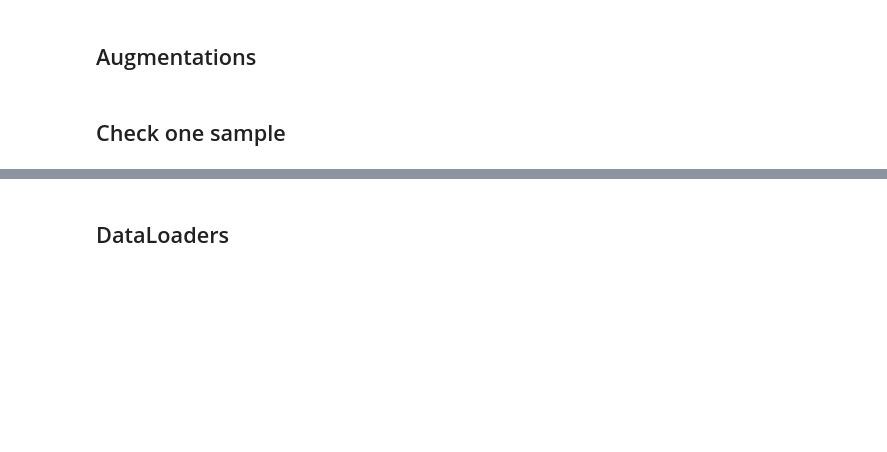
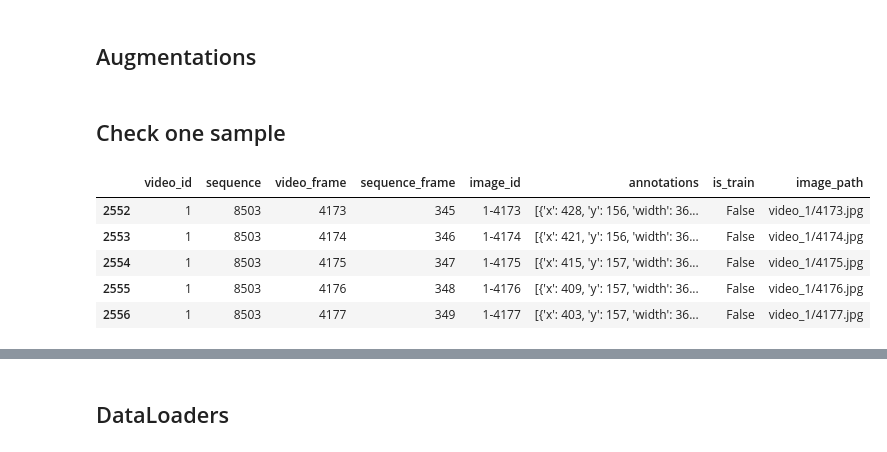
Before and after one commit to OrsoF/Deep-Learning-Project, a Jupyter notebook: faster-rcnn.ipynb, the cells around one changed output, grey strips where cells are left out. Saved outputs shown, nothing was run; the diff lists cells and outputs as text; code cells hidden in the pictures; blank space fills up the shorter version.

```diff
--- a/faster-rcnn.ipynb
+++ b/faster-rcnn.ipynb
@@ -143,5 +152,11 @@ ds_val = ReefDataset(df_val, get_valid_transform())
 # %% [markdown]
 ## Check one sample
 # %%
-# Let's get an interesting one ;)
-df_train[df_train.annotations.str.len() > 12].head()
+df_val[df_val.annotations.str.len() > 12].head()
+# %% [output]
+|  | video_id | sequence | video_frame | sequence_frame | image_id | annotations | is_train | image_path |
+| 2552 | 1 | 8503 | 4173 | 345 | 1-4173 | [{'x': 428, 'y': 156, 'width': 36... | False | video_1/4173.jpg |
+| 2553 | 1 | 8503 | 4174 | 346 | 1-4174 | [{'x': 421, 'y': 156, 'width': 36... | False | video_1/4174.jpg |
+| 2554 | 1 | 8503 | 4175 | 347 | 1-4175 | [{'x': 415, 'y': 157, 'width': 36... | False | video_1/4175.jpg |
+| 2555 | 1 | 8503 | 4176 | 348 | 1-4176 | [{'x': 409, 'y': 157, 'width': 36... | False | video_1/4176.jpg |
+| 2556 | 1 | 8503 | 4177 | 349 | 1-4177 | [{'x': 403, 'y': 157, 'width': 36... | False | video_1/4177.jpg |
```
Also changed, not shown: parts of 12 cells of this notebook.
